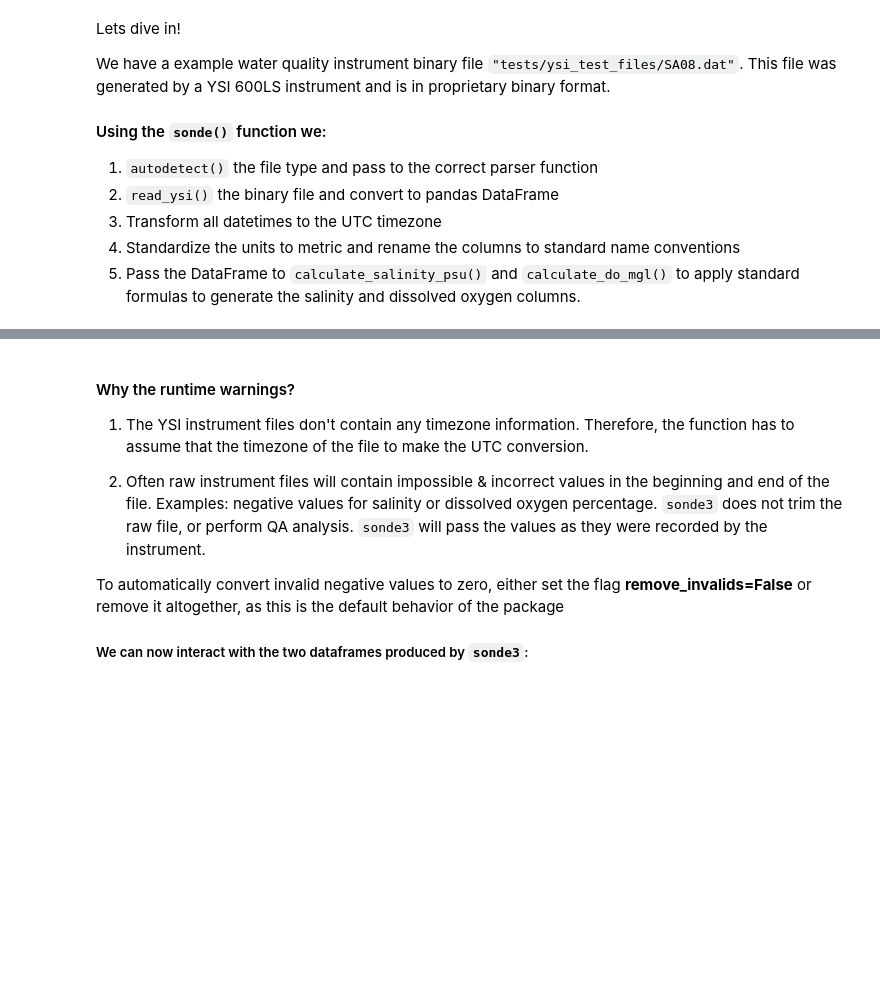
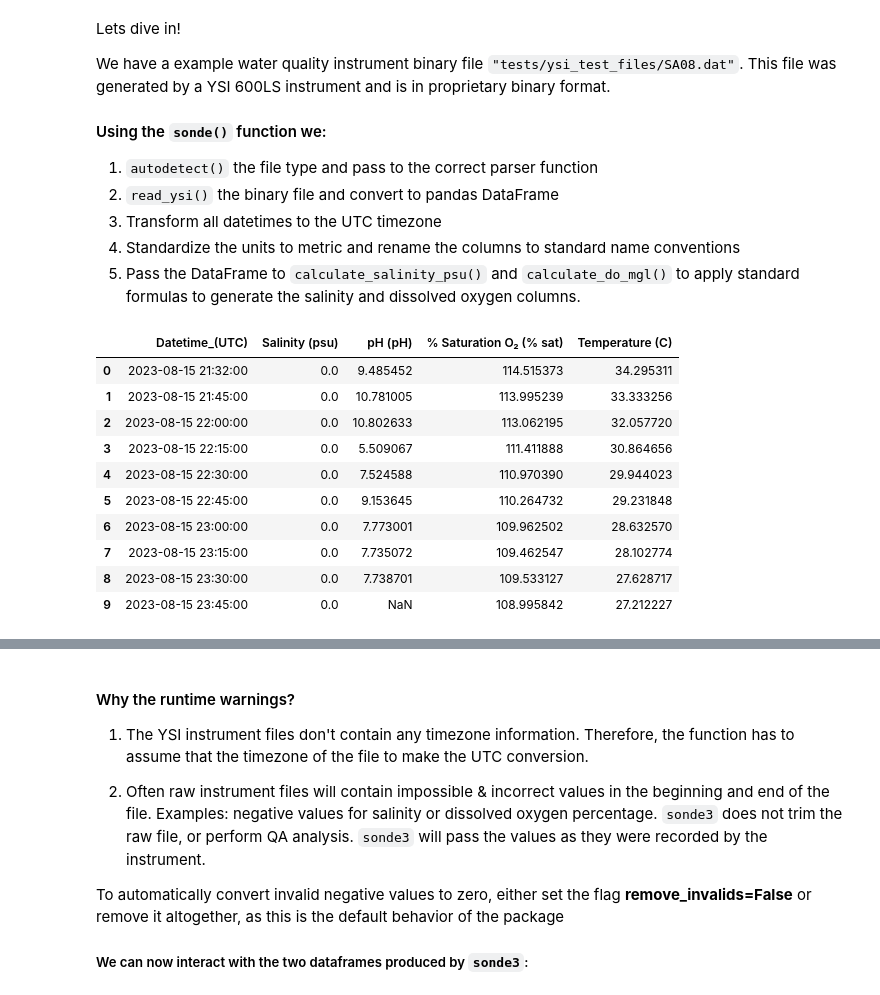
Before and after one commit to kimia-karimi/sonde3, a Jupyter notebook: index.ipynb, the cells around one changed output, grey strips where cells are left out. Saved outputs shown, nothing was run; the diff lists cells and outputs as text; code cells hidden in the pictures; blank space fills up the shorter version.

```diff
--- a/index.ipynb
+++ b/index.ipynb
@@ -16,3 +16,22 @@ We have a example water quality instrument binary file `"tests/ysi_test_files/SA
 3.  Transform all datetimes to the UTC timezone
 4.  Standardize the units to metric and rename the columns to standard name conventions
 3.  Pass the DataFrame to `calculate_salinity_psu()` and `calculate_do_mgl()` to apply standard formulas to generate the salinity and dissolved oxygen columns.
+# %%
+#aquatroll testing
+import sonde3
+import pytz
+CCBAY = sonde3.read_insitu("tests/aquatroll_test_files/HydroVu_AquaTROLL__Baffin_Bay_-1031427_2023-08-15_14-14-09_Export.csv",pytz.timezone('US/Central'))
+# %%
+CCBAY.head(10)
+# %% [output]
+|  | Datetime_(UTC) | Salinity (psu) | pH (pH) | % Saturation O₂ (% sat) | Temperature (C) |
+| 0 | 2023-08-15 21:32:00 | 0.0 | 9.485452 | 114.515373 | 34.295311 |
+| 1 | 2023-08-15 21:45:00 | 0.0 | 10.781005 | 113.995239 | 33.333256 |
+| 2 | 2023-08-15 22:00:00 | 0.0 | 10.802633 | 113.062195 | 32.057720 |
+| 3 | 2023-08-15 22:15:00 | 0.0 | 5.509067 | 111.411888 | 30.864656 |
+| 4 | 2023-08-15 22:30:00 | 0.0 | 7.524588 | 110.970390 | 29.944023 |
+| 5 | 2023-08-15 22:45:00 | 0.0 | 9.153645 | 110.264732 | 29.231848 |
+| 6 | 2023-08-15 23:00:00 | 0.0 | 7.773001 | 109.962502 | 28.632570 |
+| 7 | 2023-08-15 23:15:00 | 0.0 | 7.735072 | 109.462547 | 28.102774 |
+| 8 | 2023-08-15 23:30:00 | 0.0 | 7.738701 | 109.533127 | 27.628717 |
+| 9 | 2023-08-15 23:45:00 | 0.0 | NaN | 108.995842 | 27.212227 |
```
Also changed, not shown: parts of 6 cells of this notebook, 7 other files.
